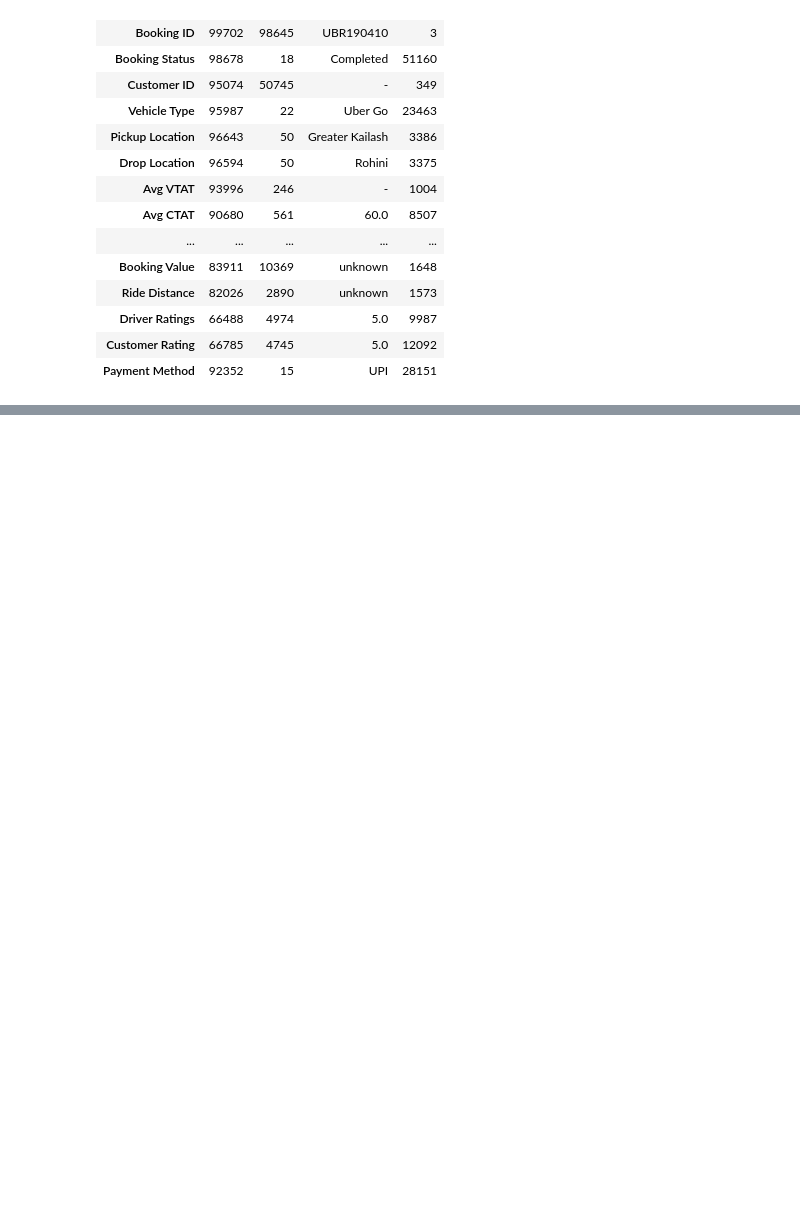
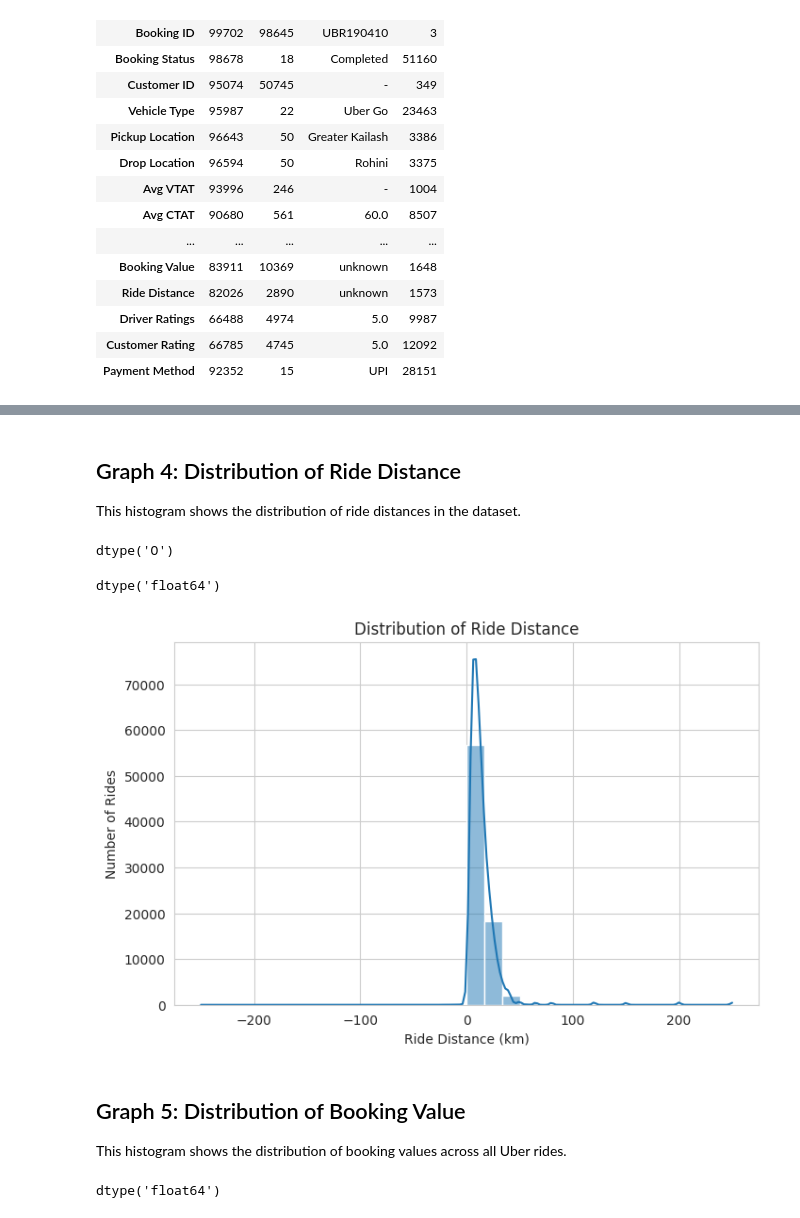
Before and after one commit to pri265126-stack/delhi-uber-eda, a Jupyter notebook: aws_task1.ipynb, the cells around one changed output, grey strips where cells are left out. Cells and saved outputs as stored; diff of their text form; code cells hidden in the pictures; blank space fills up the shorter version.

```diff
--- a/aws_task1.ipynb
+++ b/aws_task1.ipynb
@@ -99,0 +436,44 @@ df.describe().T
+# %% [markdown]
+## Graph 4: Distribution of Ride Distance
+
+This histogram shows the distribution of ride distances in the dataset.
+# %%
+df["Ride Distance"].dtype
+# %% [output]
+dtype('O')
+# %%
+# Convert Ride Distance to numeric
+df["Ride Distance"] = pd.to_numeric(df["Ride Distance"], errors="coerce")
+
+# Check data type again
+df["Ride Distance"].dtype
+# %% [output]
+dtype('float64')
+# %%
+plt.figure(figsize=(8,5))
+
+sns.histplot(
+    data=df,
+    x="Ride Distance",
+    bins=30,
+    kde=True
+)
+
+plt.title("Distribution of Ride Distance")
+plt.xlabel("Ride Distance (km)")
+plt.ylabel("Number of Rides")
+
+plt.show()
+# %% [output]
+[figure, added]
+# %% [markdown]
+## Graph 5: Distribution of Booking Value
+
+This histogram shows the distribution of booking values across all Uber rides.
+# %%
+
+df["Booking Value"] = pd.to_numeric(df["Booking Value"], errors="coerce")
+
+df["Booking Value"].dtype
+# %% [output]
+dtype('float64')
```
Also changed, not shown: parts of 37 cells of this notebook.
